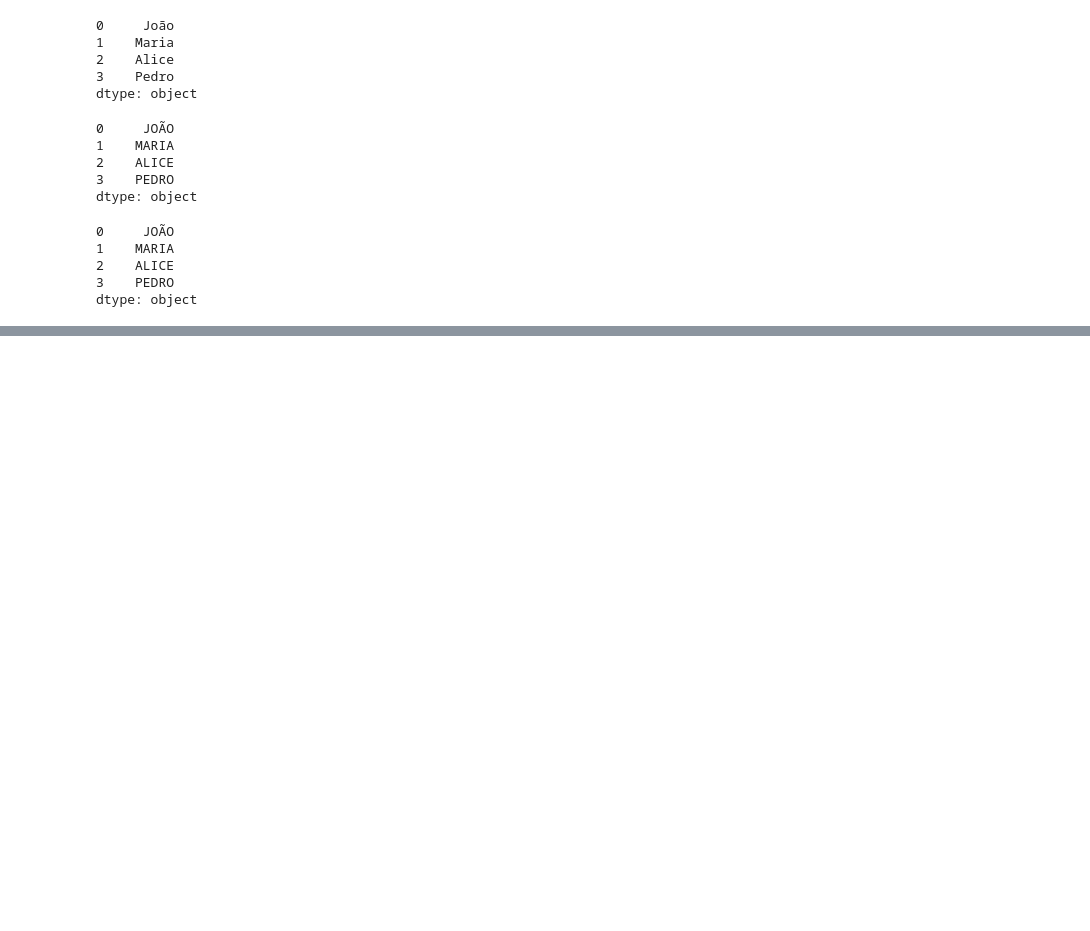
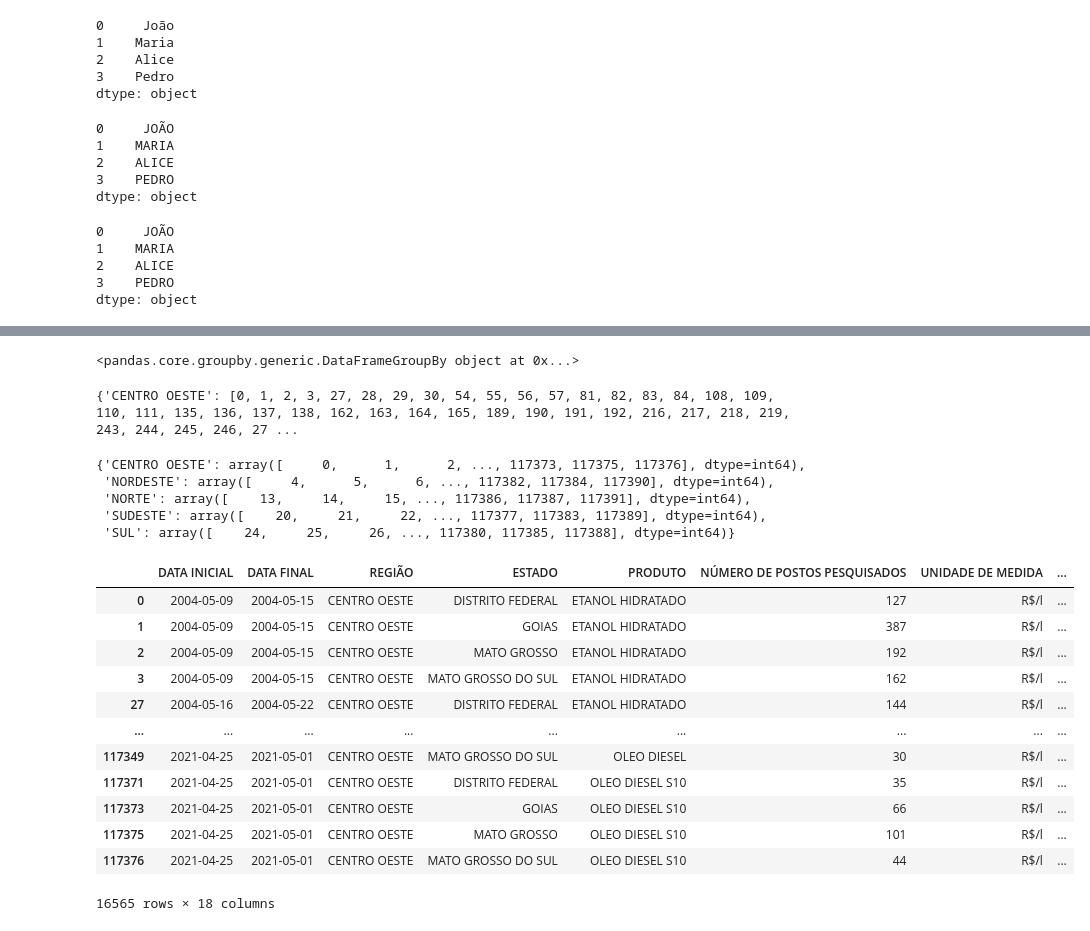
Before and after one commit to 1caue/Pandas, a Jupyter notebook: Script/Untitled.ipynb, the cells around one changed output, grey strips where cells are left out. Drawn from its saved outputs; the diff is of its cells as text; code cells hidden in the pictures; blank space fills up the shorter version.

```diff
--- a/Script/Untitled.ipynb
+++ b/Script/Untitled.ipynb
@@ -2047,0 +2073,37 @@ dtype: object
+# %%
+# Agrupa as linhas da tabela de acordo com suas respectivas regiões
+grupo = lista_final2.groupby('REGIÃO')
+grupo
+# %% [output]
+<pandas.core.groupby.generic.DataFrameGroupBy object at 0x...>
+# %%
+# Retorna os grupos obtidos pelo groupby
+grupo.groups # Retorna o indice de onde a região 'CENTRO OESTE' está
+# %% [output]
+{'CENTRO OESTE': [0, 1, 2, 3, 27, 28, 29, 30, 54, 55, 56, 57, 81, 82, 83, 84, 108, 109, 110, 111, 135, 136, 137, 138, 162, 163, 164, 165, 189, 190, 191, 192, 216, 217, 218, 219, 243, 244, 245, 246, 27 ...
+# %%
+# Retorna os indices das linhas/observações de cada grupo
+grupo.indices
+# %% [output]
+{'CENTRO OESTE': array([     0,      1,      2, ..., 117373, 117375, 117376], dtype=int64),
+ 'NORDESTE': array([     4,      5,      6, ..., 117382, 117384, 117390], dtype=int64),
+ 'NORTE': array([    13,     14,     15, ..., 117386, 117387, 117391], dtype=int64),
+ 'SUDESTE': array([    20,     21,     22, ..., 117377, 117383, 117389], dtype=int64),
+ 'SUL': array([    24,     25,     26, ..., 117380, 117385, 117388], dtype=int64)}
+# %%
+# Retorna um DataFrame com apenas os indices 'CENTRO OESTE' na coluna REGIÃO
+grupo.get_group('CENTRO OESTE')
+# %% [output]
+|  | DATA INICIAL | DATA FINAL | REGIÃO | ESTADO | PRODUTO | NÚMERO DE POSTOS PESQUISADOS | UNIDADE DE MEDIDA | ... |
+| 0 | 2004-05-09 | 2004-05-15 | CENTRO OESTE | DISTRITO FEDERAL | ETANOL HIDRATADO | 127 | R$/l | ... |
+| 1 | 2004-05-09 | 2004-05-15 | CENTRO OESTE | GOIAS | ETANOL HIDRATADO | 387 | R$/l | ... |
+| 2 | 2004-05-09 | 2004-05-15 | CENTRO OESTE | MATO GROSSO | ETANOL HIDRATADO | 192 | R$/l | ... |
+| 3 | 2004-05-09 | 2004-05-15 | CENTRO OESTE | MATO GROSSO DO SUL | ETANOL HIDRATADO | 162 | R$/l | ... |
+| 27 | 2004-05-16 | 2004-05-22 | CENTRO OESTE | DISTRITO FEDERAL | ETANOL HIDRATADO | 144 | R$/l | ... |
+| ... | ... | ... | ... | ... | ... | ... | ... | ... |
+| 117349 | 2021-04-25 | 2021-05-01 | CENTRO OESTE | MATO GROSSO DO SUL | OLEO DIESEL | 30 | R$/l | ... |
+| 117371 | 2021-04-25 | 2021-05-01 | CENTRO OESTE | DISTRITO FEDERAL | OLEO DIESEL S10 | 35 | R$/l | ... |
+| 117373 | 2021-04-25 | 2021-05-01 | CENTRO OESTE | GOIAS | OLEO DIESEL S10 | 66 | R$/l | ... |
+| 117375 | 2021-04-25 | 2021-05-01 | CENTRO OESTE | MATO GROSSO | OLEO DIESEL S10 | 101 | R$/l | ... |
+| 117376 | 2021-04-25 | 2021-05-01 | CENTRO OESTE | MATO GROSSO DO SUL | OLEO DIESEL S10 | 44 | R$/l | ... |
+16565 rows × 18 columns
```
Also changed, not shown: parts of 26 cells of this notebook.
